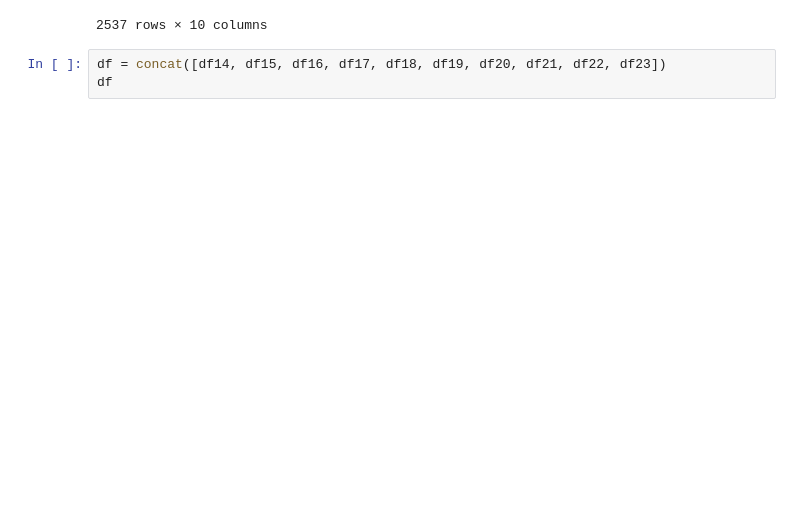
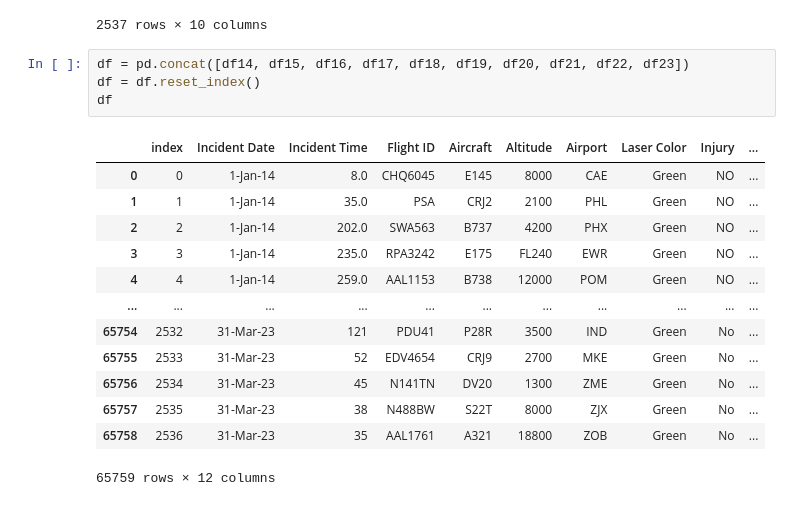
Before and after one commit to milaandahiya/AviationLaserResearch, a Jupyter notebook: Research.ipynb, the cells around one changed output. Cells and saved outputs as stored; diff of their text form; blank space fills up the shorter version.

Commit message:
join dataframes

```diff
--- a/Research.ipynb
+++ b/Research.ipynb
@@ -189,5 +191,20 @@ df23
 | 2536 | 31-Mar-23 | 35 | AAL1761 | A321 | 18800 | ZOB | Green | No | Oberlin | ... |
 2537 rows × 10 columns
 # %%
-df = concat([df14, df15, df16, df17, df18, df19, df20, df21, df22, df23])
+df = pd.concat([df14, df15, df16, df17, df18, df19, df20, df21, df22, df23])
+df = df.reset_index()
 df
+# %% [output]
+|  | index | Incident Date | Incident Time | Flight ID | Aircraft | Altitude | Airport | Laser Color | Injury | ... |
+| 0 | 0 | 1-Jan-14 | 8.0 | CHQ6045 | E145 | 8000 | CAE | Green | NO | ... |
+| 1 | 1 | 1-Jan-14 | 35.0 | PSA | CRJ2 | 2100 | PHL | Green | NO | ... |
+| 2 | 2 | 1-Jan-14 | 202.0 | SWA563 | B737 | 4200 | PHX | Green | NO | ... |
+| 3 | 3 | 1-Jan-14 | 235.0 | RPA3242 | E175 | FL240 | EWR | Green | NO | ... |
+| 4 | 4 | 1-Jan-14 | 259.0 | AAL1153 | B738 | 12000 | POM | Green | NO | ... |
+| ... | ... | ... | ... | ... | ... | ... | ... | ... | ... | ... |
+| 65754 | 2532 | 31-Mar-23 | 121 | PDU41 | P28R | 3500 | IND | Green | No | ... |
+| 65755 | 2533 | 31-Mar-23 | 52 | EDV4654 | CRJ9 | 2700 | MKE | Green | No | ... |
+| 65756 | 2534 | 31-Mar-23 | 45 | N141TN | DV20 | 1300 | ZME | Green | No | ... |
+| 65757 | 2535 | 31-Mar-23 | 38 | N488BW | S22T | 8000 | ZJX | Green | No | ... |
+| 65758 | 2536 | 31-Mar-23 | 35 | AAL1761 | A321 | 18800 | ZOB | Green | No | ... |
+65759 rows × 12 columns
```
Also changed, not shown: parts of 1 cell of this notebook.
